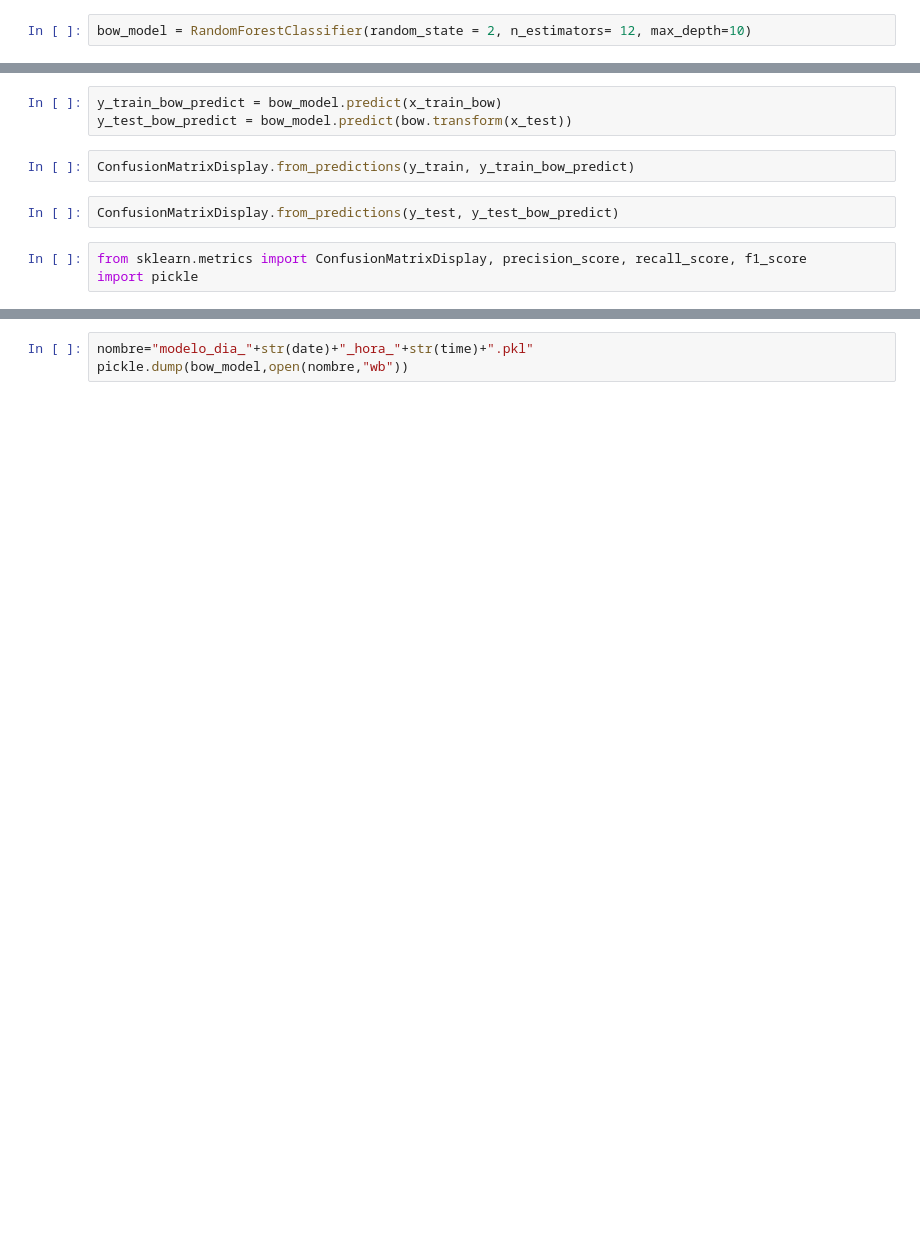
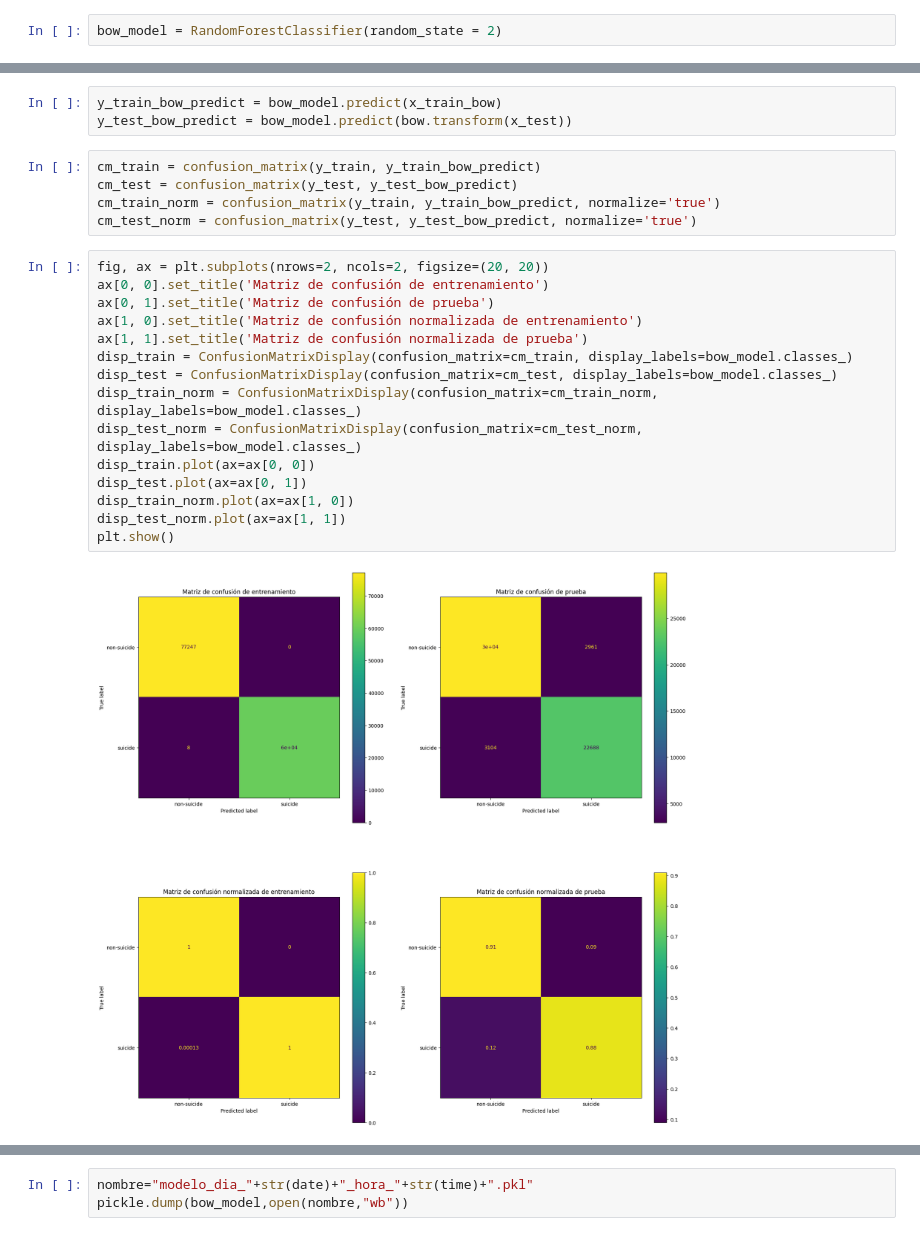
Before and after one commit to Gatos-de-negocios-BI/Proyecto1, a Jupyter notebook: RandomForest.ipynb, the cells around one changed output, grey strips where cells are left out. Saved outputs shown, nothing was run; the diff lists cells and outputs as text; blank space fills up the shorter version.

```diff
--- a/RandomForest.ipynb
+++ b/RandomForest.ipynb
@@ -78,6 +118,6 @@ len(bow.get_feature_names())
 # %% [markdown]
 <h3>Random forest usando BoW</h3>
 # %%
-bow_model = RandomForestClassifier(random_state = 2, n_estimators= 12, max_depth=10)
+bow_model = RandomForestClassifier(random_state = 2)
 # %%
 bow_model.fit(x_train_bow, y_train)
@@ -91,13 +138,28 @@ print('Trees depth (mean):', np.mean([tree.get_depth() for tree in bow_estimator
 # %%
 y_train_bow_predict = bow_model.predict(x_train_bow)
 y_test_bow_predict = bow_model.predict(bow.transform(x_test))
-# %%
-ConfusionMatrixDisplay.from_predictions(y_train, y_train_bow_predict)
-# %%
-ConfusionMatrixDisplay.from_predictions(y_test, y_test_bow_predict)
-# %%
-from sklearn.metrics import ConfusionMatrixDisplay, precision_score, recall_score, f1_score
-import pickle
+# %%
+cm_train = confusion_matrix(y_train, y_train_bow_predict)
+cm_test = confusion_matrix(y_test, y_test_bow_predict)
+cm_train_norm = confusion_matrix(y_train, y_train_bow_predict, normalize='true')
+cm_test_norm = confusion_matrix(y_test, y_test_bow_predict, normalize='true')
+# %%
+fig, ax = plt.subplots(nrows=2, ncols=2, figsize=(20, 20))
+ax[0, 0].set_title('Matriz de confusión de entrenamiento')
+ax[0, 1].set_title('Matriz de confusión de prueba')
+ax[1, 0].set_title('Matriz de confusión normalizada de entrenamiento')
+ax[1, 1].set_title('Matriz de confusión normalizada de prueba')
+disp_train = ConfusionMatrixDisplay(confusion_matrix=cm_train, display_labels=bow_model.classes_)
+disp_test = ConfusionMatrixDisplay(confusion_matrix=cm_test, display_labels=bow_model.classes_)
+disp_train_norm = ConfusionMatrixDisplay(confusion_matrix=cm_train_norm, display_labels=bow_model.classes_)
+disp_test_norm = ConfusionMatrixDisplay(confusion_matrix=cm_test_norm, display_labels=bow_model.classes_)
+disp_train.plot(ax=ax[0, 0])
+disp_test.plot(ax=ax[0, 1])
+disp_train_norm.plot(ax=ax[1, 0])
+disp_test_norm.plot(ax=ax[1, 1])
+plt.show()
+# %% [output]
+[figure, added]
 # %%
 if len(bow_model.classes_) == 2:
     print('Precision:', precision_score(y_train, y_train_bow_predict, pos_label = 'suicide'))
```
Also changed, not shown: parts of 18 cells of this notebook.
